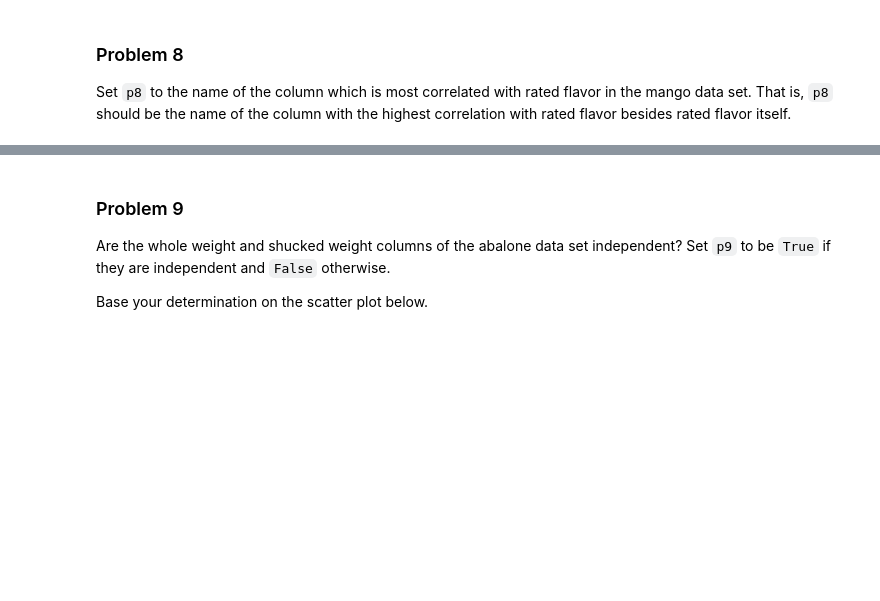
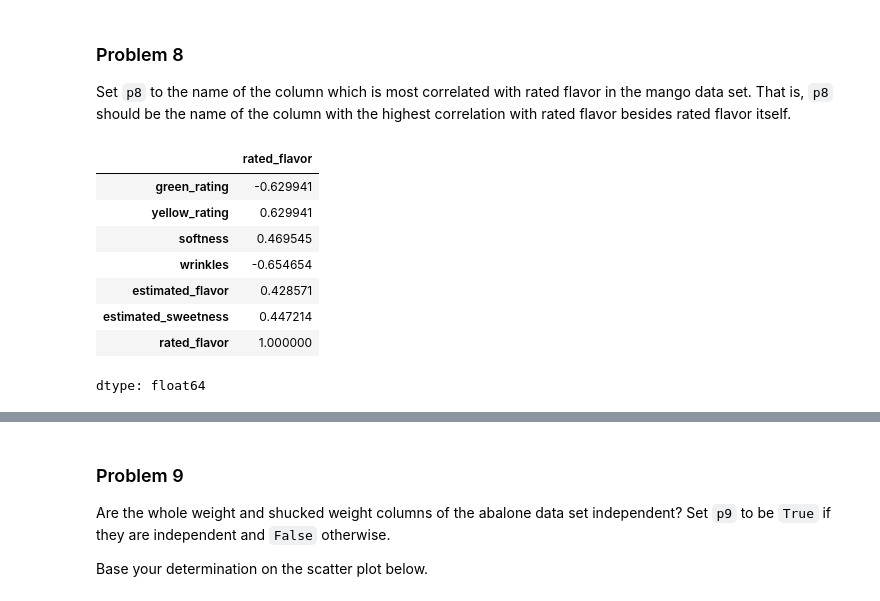
Before and after one commit to manningdbu/dx601-homework_6, a Jupyter notebook: homework.ipynb, the cells around one changed output, grey strips where cells are left out. Drawn from its saved outputs; the diff is of its cells as text; code cells hidden in the pictures; blank space fills up the shorter version.

```diff
--- a/homework.ipynb
+++ b/homework.ipynb
@@ -220,6 +221,18 @@ Ellipsis
 
 Set `p8` to the name of the column which is most correlated with rated flavor in the mango data set.
 That is, `p8` should be the name of the column with the highest correlation with rated flavor besides rated flavor itself.
+# %%
+mango_data.corr()['rated_flavor']
+# %% [output]
+|  | rated_flavor |
+| green_rating | -0.629941 |
+| yellow_rating | 0.629941 |
+| softness | 0.469545 |
+| wrinkles | -0.654654 |
+| estimated_flavor | 0.428571 |
+| estimated_sweetness | 0.447214 |
+| rated_flavor | 1.000000 |
+dtype: float64
 # %%
 # YOUR CHANGES HERE
 
```
Also changed, not shown: parts of 10 cells of this notebook.
